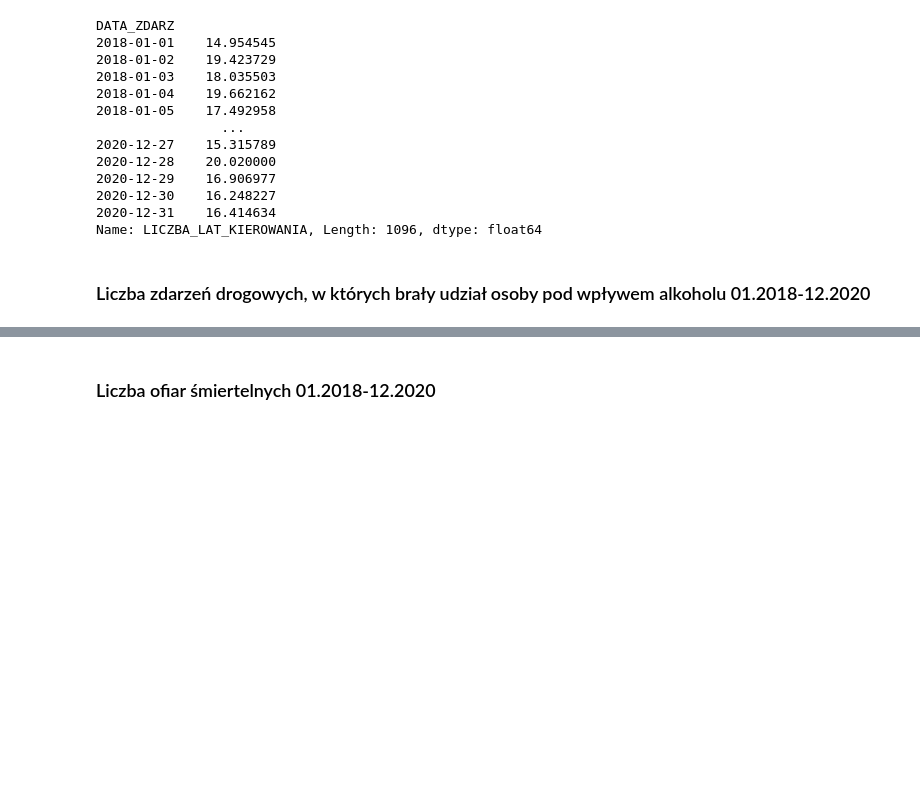
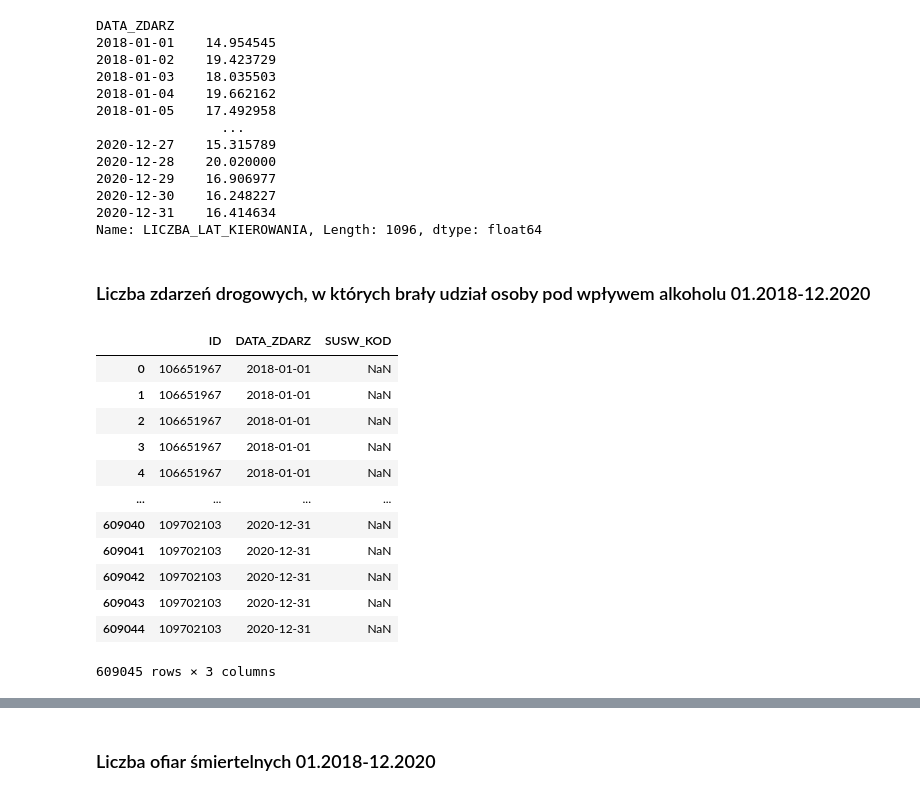
Before and after one commit to ajedrych/bachelor-thesis, a Jupyter notebook: WypadkiDrogowe/plikiCSV/wypadki_warszawa_analiza.ipynb, the cells around one changed output, grey strips where cells are left out. Drawn from its saved outputs; the diff is of its cells as text; code cells hidden in the pictures; blank space fills up the shorter version.

Commit message:
liczba zdarzen z osobami pod wplywem alkoholu

```diff
--- a/WypadkiDrogowe/plikiCSV/wypadki_warszawa_analiza.ipynb
+++ b/WypadkiDrogowe/plikiCSV/wypadki_warszawa_analiza.ipynb
@@ -325,5 +325,19 @@ years_wypadki2018_20.to_excel("years_zdarzenia_warszawa2018_21.xlsx")
 # %% [markdown]
 ### Liczba zdarzeń drogowych, w których brały udział osoby pod wpływem alkoholu 01.2018-12.2020
 # %%
-alcohol_wypadki2018_20 = warszawa2018_20[['ID','DATA_ZDARZ','LICZBA_LAT_KIEROWANIA']]
+alcohol_wypadki2018_20 = warszawa2018_20[['ID','DATA_ZDARZ','SUSW_KOD']]
 alcohol_wypadki2018_20
+# %% [output]
+|  | ID | DATA_ZDARZ | SUSW_KOD |
+| 0 | 106651967 | 2018-01-01 | NaN |
+| 1 | 106651967 | 2018-01-01 | NaN |
+| 2 | 106651967 | 2018-01-01 | NaN |
+| 3 | 106651967 | 2018-01-01 | NaN |
+| 4 | 106651967 | 2018-01-01 | NaN |
+| ... | ... | ... | ... |
+| 609040 | 109702103 | 2020-12-31 | NaN |
+| 609041 | 109702103 | 2020-12-31 | NaN |
+| 609042 | 109702103 | 2020-12-31 | NaN |
+| 609043 | 109702103 | 2020-12-31 | NaN |
+| 609044 | 109702103 | 2020-12-31 | NaN |
+609045 rows × 3 columns
```
Also changed, not shown: parts of 4 cells of this notebook.
